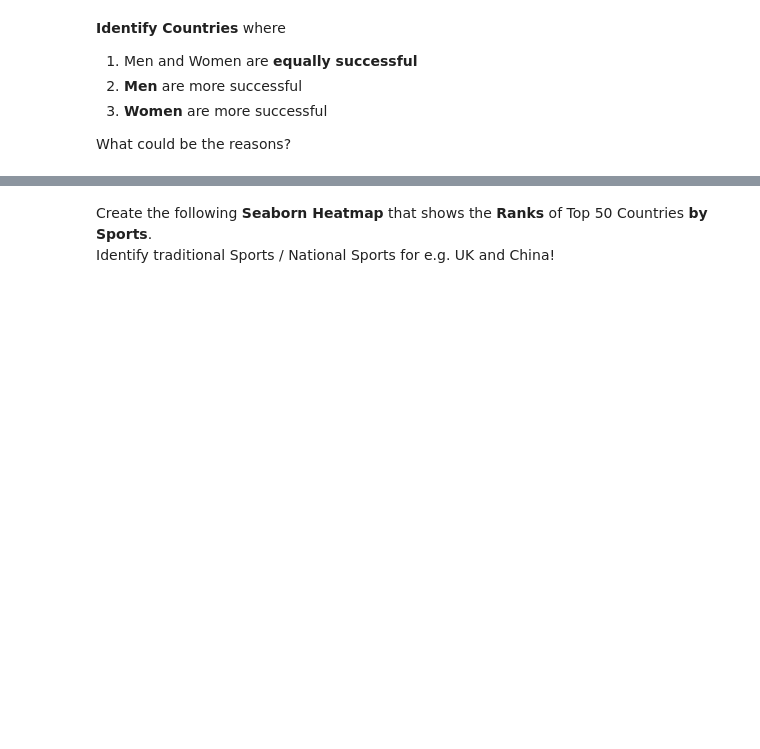
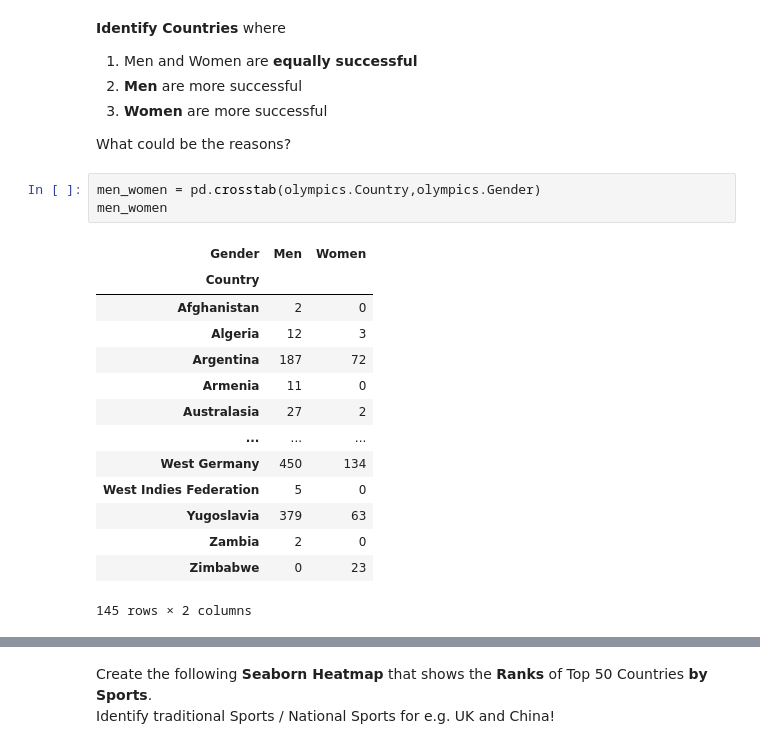
Before and after one commit to hamednasr/Explanatory-Data-Analysis, a Jupyter notebook: Explanatory_DataAnalysis_Challenge.ipynb, the cells around one changed output, grey strips where cells are left out. Cells and saved outputs as stored; diff of their text form; blank space fills up the shorter version.

```diff
--- a/Explanatory_DataAnalysis_Challenge.ipynb
+++ b/Explanatory_DataAnalysis_Challenge.ipynb
@@ -906,3 +951,21 @@ __Identify Countries__ where
 3. __Women__ are more successful
 
 What could be the reasons?
+# %%
+men_women = pd.crosstab(olympics.Country,olympics.Gender)
+men_women
+# %% [output]
+| Gender | Men | Women |
+| Country |  |  |
+| Afghanistan | 2 | 0 |
+| Algeria | 12 | 3 |
+| Argentina | 187 | 72 |
+| Armenia | 11 | 0 |
+| Australasia | 27 | 2 |
+| ... | ... | ... |
+| West Germany | 450 | 134 |
+| West Indies Federation | 5 | 0 |
+| Yugoslavia | 379 | 63 |
+| Zambia | 2 | 0 |
+| Zimbabwe | 0 | 23 |
+145 rows × 2 columns
```
Also changed, not shown: parts of 12 cells of this notebook.
